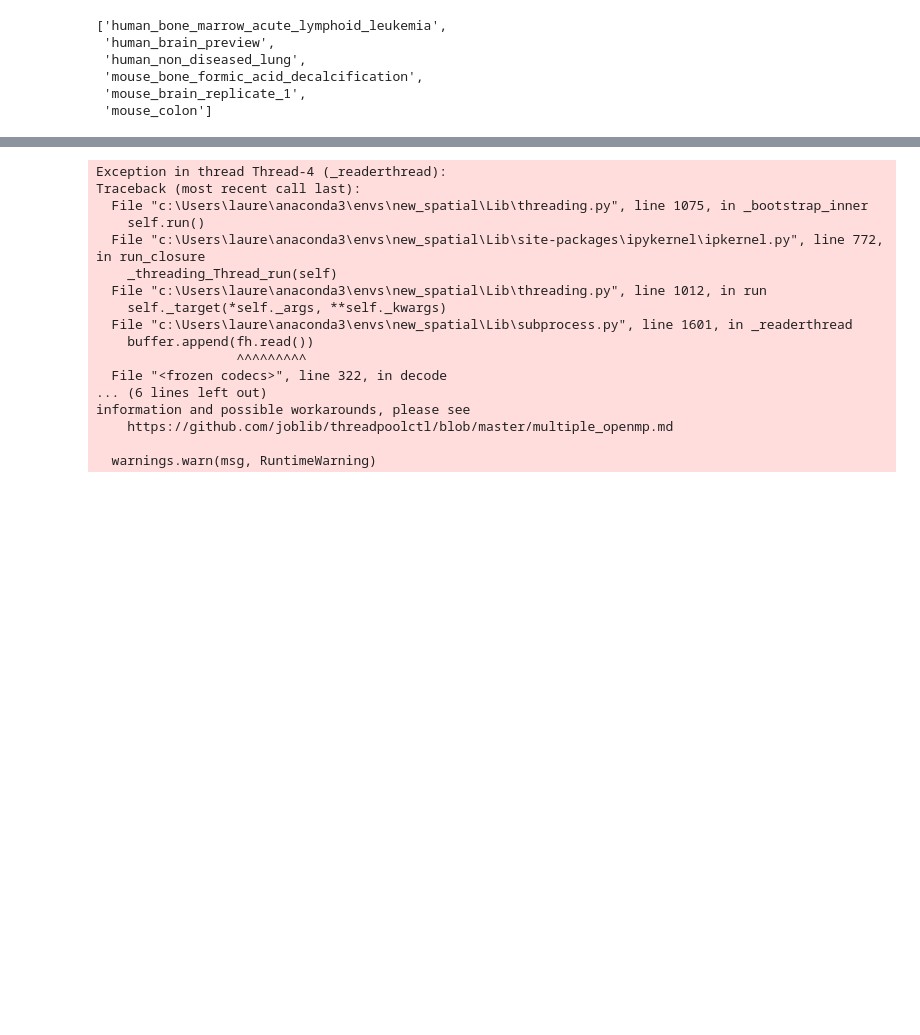
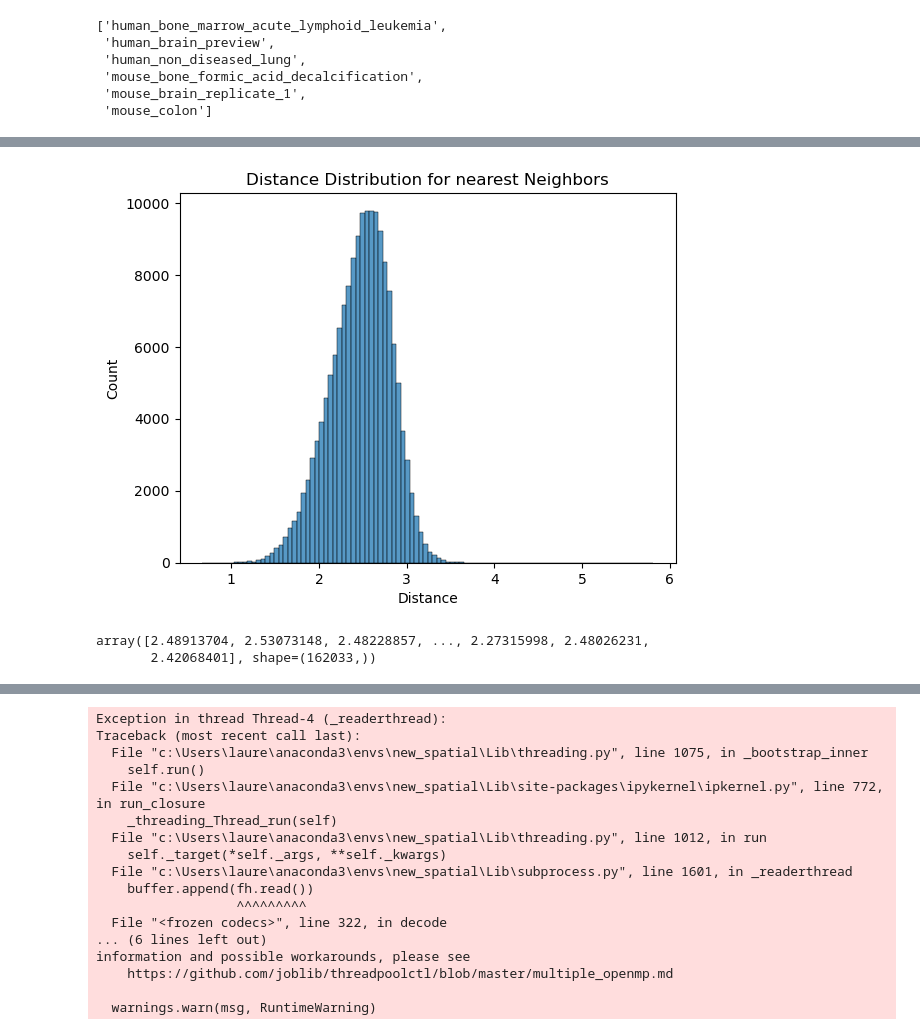
Before and after one commit to LLehner/Adaptive-Niche, a Jupyter notebook: old/cluster_test.ipynb, the cells around one changed output, grey strips where cells are left out. Cells and saved outputs as stored; diff of their text form; code cells hidden in the pictures; blank space fills up the shorter version.

```diff
--- a/old/cluster_test.ipynb
+++ b/old/cluster_test.ipynb
@@ -25,3 +26,4 @@ dirs
  'mouse_colon']
 # %%
 sdata = sd.read_zarr("C://Users//laure//Desktop//github//sys_gen//zarr//" + dirs[4])
+adata = sdata.tables["table"]
@@ -27,0 +41,15 @@ sdata = sd.read_zarr("C://Users//laure//Desktop//github//sys_gen//zarr//" + dirs
+# %%
+sq.gr.spatial_neighbors(adata, coord_type="generic", n_neighs=1)
+histogram = sns.histplot(np.log(adata.obsp["spatial_distances"].data), bins=100)
+histogram.set_title(f"Distance Distribution for nearest Neighbors")
+histogram.set_xlabel("Distance")
+fig = histogram.get_figure()
+
+fig.show()
+# %% [output]
+[figure, added]
+# %%
+np.log(adata.obsp["spatial_distances"].data)
+# %% [output]
+array([2.48913704, 2.53073148, 2.48228857, ..., 2.27315998, 2.48026231,
+       2.42068401], shape=(162033,))
```
Also changed, not shown: parts of 4 cells of this notebook, 2 other files.
